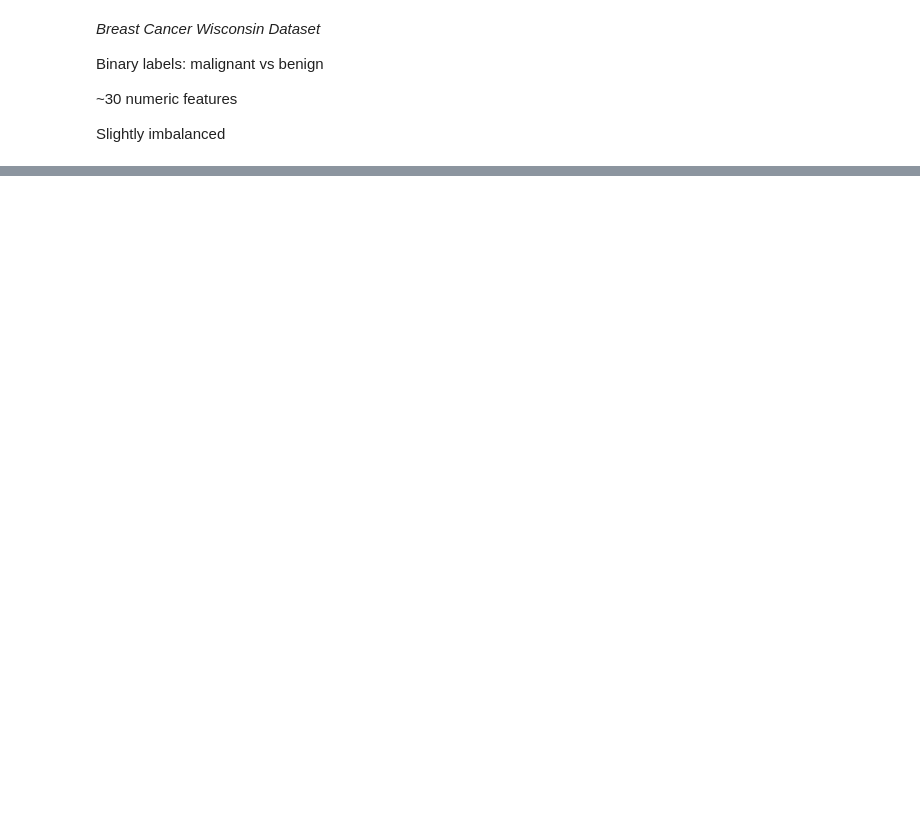
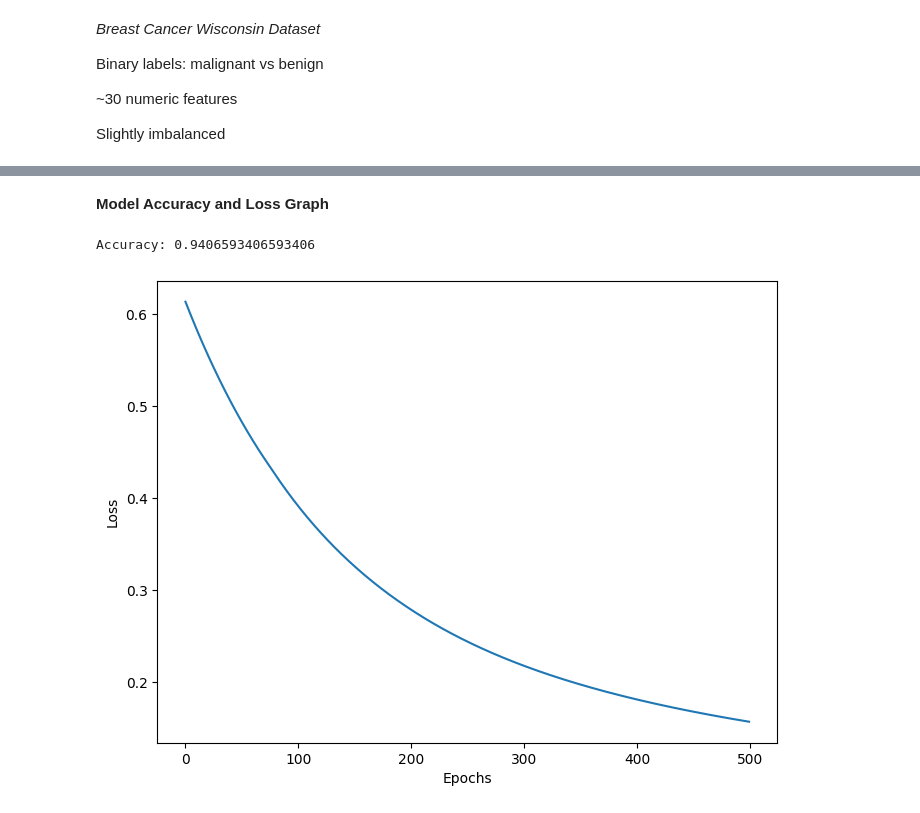
Before and after one commit to zahmedy/numpy-logistic-regression, a Jupyter notebook: notebooks/BreastCancer.ipynb, the cells around one changed output, grey strips where cells are left out. Cells and saved outputs as stored; diff of their text form; code cells hidden in the pictures; blank space fills up the shorter version.

```diff
--- a/notebooks/BreastCancer.ipynb
+++ b/notebooks/BreastCancer.ipynb
@@ -27,0 +40,20 @@ print(X)
+# %%
+model = LogisticRegression(
+    n_features=X_train.shape[1],
+    lr=0.01,
+    reg_lambda=0.001
+)
+
+epochs = 500
+losses = []
+
+for epoch in range(epochs):
+    # Forward pass
+    z, y_hat = model.forward(X_train)
+    loss = model.loss(y_train, y_hat)
+    losses.append(loss)
+    # Gradient decent
+    dW, dB = model.backward(X_train, y_train, y_hat)
+    # take a step
+    model.update(dW, dB)
+    print(f"Epoch: {epoch} | Loss: {loss}")
@@ -27,0 +78,17 @@ print(X)
+# %% [markdown]
+**Model Accuracy and Loss Graph**
+# %%
+accuracy = model.accuracy(y_train, y_hat)
+
+print(f"Accuracy: {accuracy}")
+
+import matplotlib.pyplot as plt
+
+plt.figure(figsize=(8, 6))
+plt.plot([i for i in range(epochs)], losses)
+plt.xlabel("Epochs")
+plt.ylabel("Loss")
+plt.show()
+# %% [output]
+Accuracy: 0.9406593406593406
+[figure, added]
```
Also changed, not shown: parts of 6 cells of this notebook, 1 other file.
